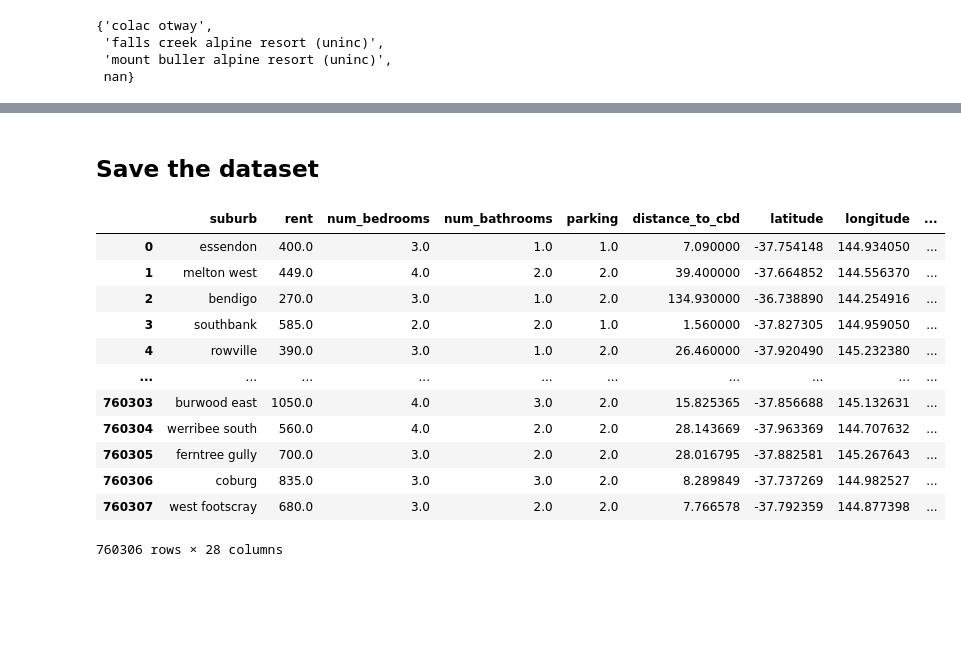
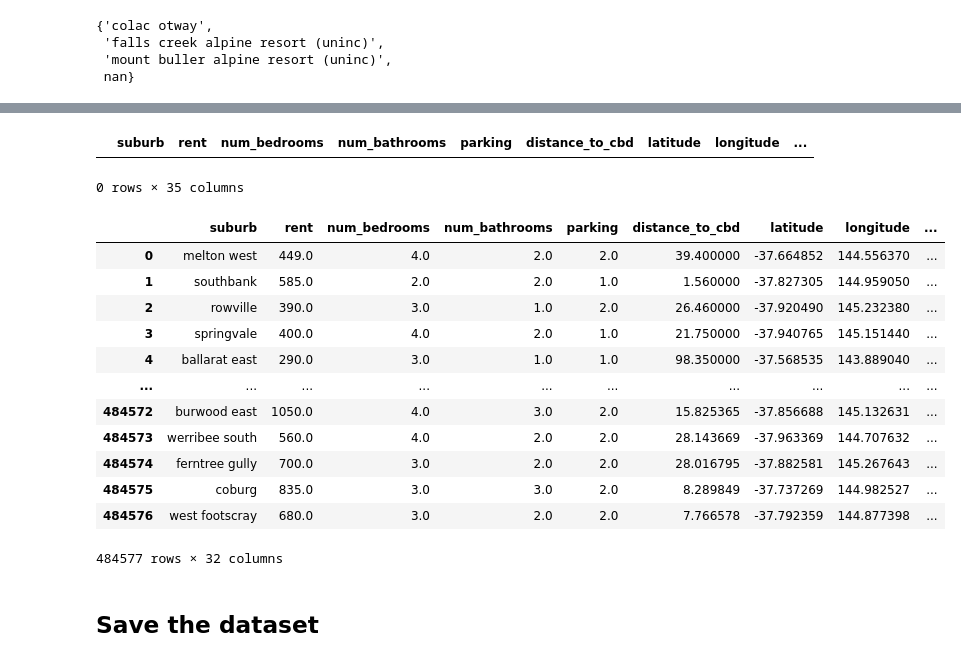
Before and after one commit to MAST30034-AppliedDataScience/project-2-group-real-estate-industry-project-32, a Jupyter notebook: notebooks/featureagg_oldhouse.ipynb, the cells around one changed output, grey strips where cells are left out. Drawn from its saved outputs; the diff is of its cells as text; code cells hidden in the pictures; blank space fills up the shorter version.

```diff
--- a/notebooks/featureagg_oldhouse.ipynb
+++ b/notebooks/featureagg_oldhouse.ipynb
@@ -370,0 +413,2 @@ set(lga_in_df) - set(lgas_crime)
+# %%
+df_lga_with_crime.dropna(inplace=True)
@@ -370,0 +417,3 @@ set(lga_in_df) - set(lgas_crime)
+# %%
+# read lga pop data
+lga_pop = pd.read_csv('../data/curated/lga_pop.csv')
@@ -371,3 +443,31 @@ set(lga_in_df) - set(lgas_crime)
+# %%
+lga_pop = lga_pop[lga_pop['year'] >= 2015]
+df_final = pd.merge(df_lga_with_crime, lga_pop, how='left', left_on=['lga','year'], right_on=['lga','year'])
+# %%
+df_final[df_final.isna().any(axis=1)]
+# %% [output]
+|  | suburb | rent | num_bedrooms | num_bathrooms | parking | distance_to_cbd | latitude | longitude | ... |
+0 rows × 35 columns
+# %%
+df_final.columns
+
+df_final.drop(columns=['geometry', 'index_right','Local Government Area'], inplace=True)
+# %%
+df_final
+# %% [output]
+|  | suburb | rent | num_bedrooms | num_bathrooms | parking | distance_to_cbd | latitude | longitude | ... |
+| 0 | melton west | 449.0 | 4.0 | 2.0 | 2.0 | 39.400000 | -37.664852 | 144.556370 | ... |
+| 1 | southbank | 585.0 | 2.0 | 2.0 | 1.0 | 1.560000 | -37.827305 | 144.959050 | ... |
+| 2 | rowville | 390.0 | 3.0 | 1.0 | 2.0 | 26.460000 | -37.920490 | 145.232380 | ... |
+| 3 | springvale | 400.0 | 4.0 | 2.0 | 1.0 | 21.750000 | -37.940765 | 145.151440 | ... |
+| 4 | ballarat east | 290.0 | 3.0 | 1.0 | 1.0 | 98.350000 | -37.568535 | 143.889040 | ... |
+| ... | ... | ... | ... | ... | ... | ... | ... | ... | ... |
+| 484572 | burwood east | 1050.0 | 4.0 | 3.0 | 2.0 | 15.825365 | -37.856688 | 145.132631 | ... |
+| 484573 | werribee south | 560.0 | 4.0 | 2.0 | 2.0 | 28.143669 | -37.963369 | 144.707632 | ... |
+| 484574 | ferntree gully | 700.0 | 3.0 | 2.0 | 2.0 | 28.016795 | -37.882581 | 145.267643 | ... |
+| 484575 | coburg | 835.0 | 3.0 | 3.0 | 2.0 | 8.289849 | -37.737269 | 144.982527 | ... |
+| 484576 | west footscray | 680.0 | 3.0 | 2.0 | 2.0 | 7.766578 | -37.792359 | 144.877398 | ... |
+484577 rows × 32 columns
 # %% [markdown]
 ## Save the dataset
 # %%
@@ -375,16 +474,0 @@ df_with_schools.to_csv('../data/curated/forcast_dataset.csv', index=False)
-# %%
-df_with_schools
-# %% [output]
-|  | suburb | rent | num_bedrooms | num_bathrooms | parking | distance_to_cbd | latitude | longitude | ... |
-| 0 | essendon | 400.0 | 3.0 | 1.0 | 1.0 | 7.090000 | -37.754148 | 144.934050 | ... |
-| 1 | melton west | 449.0 | 4.0 | 2.0 | 2.0 | 39.400000 | -37.664852 | 144.556370 | ... |
-| 2 | bendigo | 270.0 | 3.0 | 1.0 | 2.0 | 134.930000 | -36.738890 | 144.254916 | ... |
-| 3 | southbank | 585.0 | 2.0 | 2.0 | 1.0 | 1.560000 | -37.827305 | 144.959050 | ... |
-| 4 | rowville | 390.0 | 3.0 | 1.0 | 2.0 | 26.460000 | -37.920490 | 145.232380 | ... |
-| ... | ... | ... | ... | ... | ... | ... | ... | ... | ... |
-| 760303 | burwood east | 1050.0 | 4.0 | 3.0 | 2.0 | 15.825365 | -37.856688 | 145.132631 | ... |
-| 760304 | werribee south | 560.0 | 4.0 | 2.0 | 2.0 | 28.143669 | -37.963369 | 144.707632 | ... |
-| 760305 | ferntree gully | 700.0 | 3.0 | 2.0 | 2.0 | 28.016795 | -37.882581 | 145.267643 | ... |
-| 760306 | coburg | 835.0 | 3.0 | 3.0 | 2.0 | 8.289849 | -37.737269 | 144.982527 | ... |
-| 760307 | west footscray | 680.0 | 3.0 | 2.0 | 2.0 | 7.766578 | -37.792359 | 144.877398 | ... |
-760306 rows × 28 columns
```
Also changed, not shown: parts of 9 cells of this notebook.
